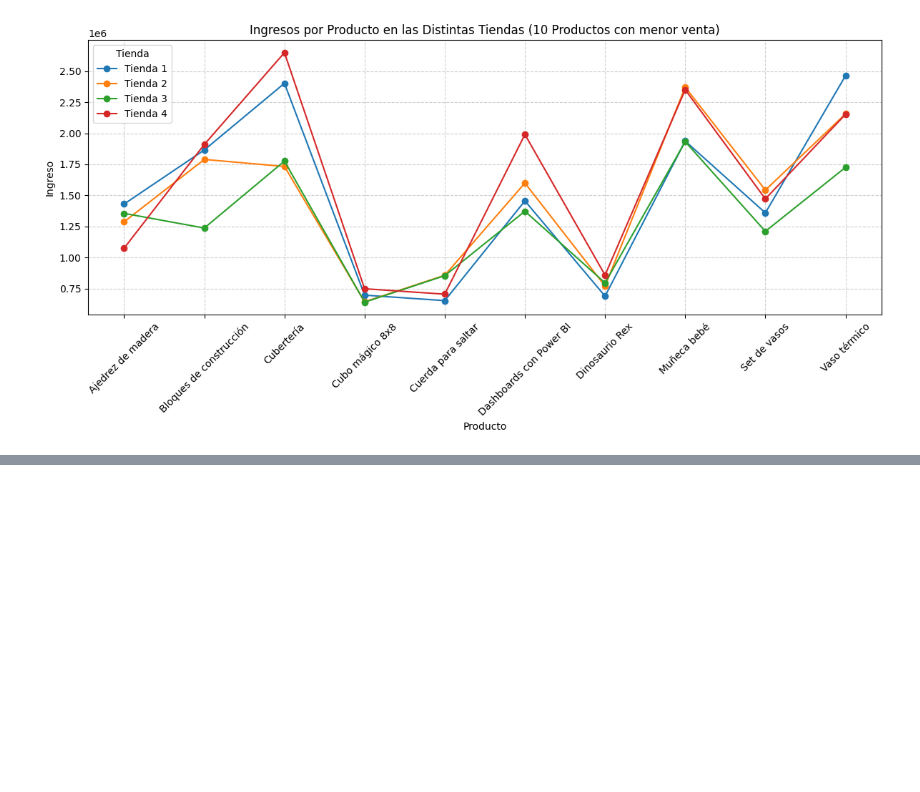
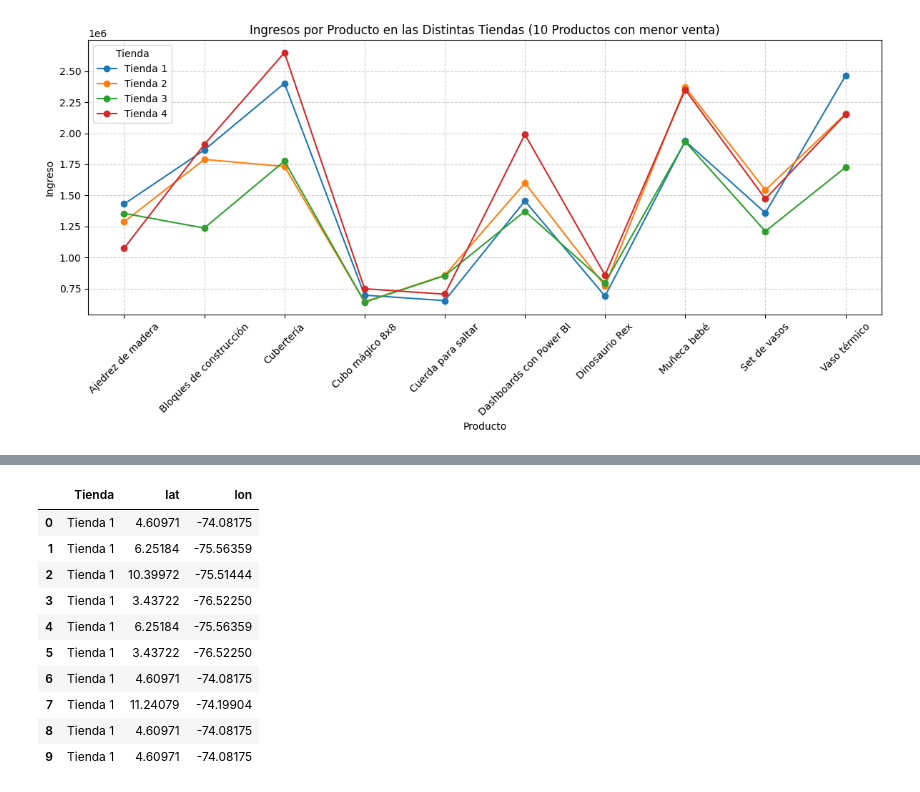
Before and after one commit to Mata-68/desafio_alura_store, a Jupyter notebook: DesafioAluraStoreLatam.ipynb, the cells around one changed output, grey strips where cells are left out. Saved outputs shown, nothing was run; the diff lists cells and outputs as text; code cells hidden in the pictures; blank space fills up the shorter version.

```diff
--- a/DesafioAluraStoreLatam.ipynb
+++ b/DesafioAluraStoreLatam.ipynb
@@ -699,0 +759,21 @@ plt.show()
+# %%
+import pandas as pd
+import matplotlib.pyplot as plt
+
+# Crear la tabla base para graficar
+df_mapa = df_total[['Tienda', 'lat', 'lon']].dropna().copy()
+
+# Mostrar una vista previa
+df_mapa.head(10)
+# %% [output]
+|  | Tienda | lat | lon |
+| 0 | Tienda 1 | 4.60971 | -74.08175 |
+| 1 | Tienda 1 | 6.25184 | -75.56359 |
+| 2 | Tienda 1 | 10.39972 | -75.51444 |
+| 3 | Tienda 1 | 3.43722 | -76.52250 |
+| 4 | Tienda 1 | 6.25184 | -75.56359 |
+| 5 | Tienda 1 | 3.43722 | -76.52250 |
+| 6 | Tienda 1 | 4.60971 | -74.08175 |
+| 7 | Tienda 1 | 11.24079 | -74.19904 |
+| 8 | Tienda 1 | 4.60971 | -74.08175 |
+| 9 | Tienda 1 | 4.60971 | -74.08175 |
```
Also changed, not shown: parts of 11 cells of this notebook.
